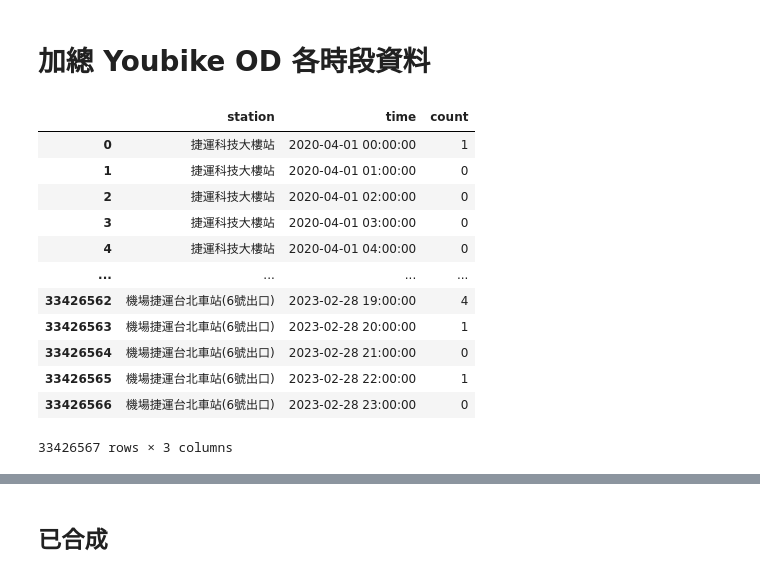
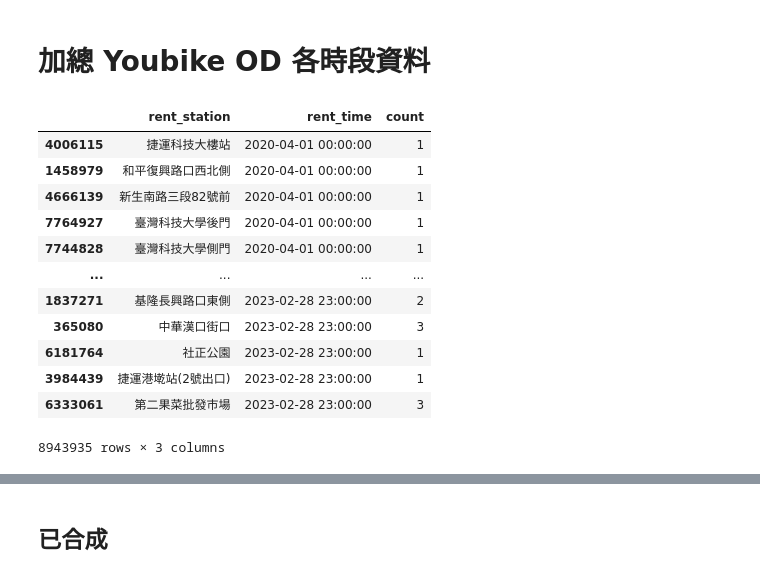
Before and after one commit to teddy21019/YoubikeUsagePrediction, a Jupyter notebook: project/data_getter/GettingData.ipynb, the cells around one changed output, grey strips where cells are left out. Drawn from its saved outputs; the diff is of its cells as text; code cells hidden in the pictures.

```diff
--- a/project/data_getter/GettingData.ipynb
+++ b/project/data_getter/GettingData.ipynb
@@ -421,21 +422,21 @@ ind = pd.MultiIndex.from_product(
         [stations, times],
         names=['station', 'time'])
 # %%
-rent_out: pd.DataFrame = start_agg_hour.set_index(['rent_station', 'rent_time']).reindex(ind, fill_value=0).reset_index()
+rent_out: pd.DataFrame = start_agg_hour.set_index(['rent_station', 'rent_time'])#.reindex(ind, fill_value=0).reset_index()
-# %%
-rent_out
-# %% [output]
-|  | station | time | count |
-| 0 | 捷運科技大樓站 | 2020-04-01 00:00:00 | 1 |
-| 1 | 捷運科技大樓站 | 2020-04-01 01:00:00 | 0 |
-| 2 | 捷運科技大樓站 | 2020-04-01 02:00:00 | 0 |
-| 3 | 捷運科技大樓站 | 2020-04-01 03:00:00 | 0 |
-| 4 | 捷運科技大樓站 | 2020-04-01 04:00:00 | 0 |
-| ... | ... | ... | ... |
-| 33426562 | 機場捷運台北車站(6號出口) | 2023-02-28 19:00:00 | 4 |
-| 33426563 | 機場捷運台北車站(6號出口) | 2023-02-28 20:00:00 | 1 |
-| 33426564 | 機場捷運台北車站(6號出口) | 2023-02-28 21:00:00 | 0 |
-| 33426565 | 機場捷運台北車站(6號出口) | 2023-02-28 22:00:00 | 1 |
-| 33426566 | 機場捷運台北車站(6號出口) | 2023-02-28 23:00:00 | 0 |
-33426567 rows × 3 columns
+# %%
+rent_out.reset_index().sort_values('rent_time')
+# %% [output]
+|  | rent_station | rent_time | count |
+| 4006115 | 捷運科技大樓站 | 2020-04-01 00:00:00 | 1 |
+| 1458979 | 和平復興路口西北側 | 2020-04-01 00:00:00 | 1 |
+| 4666139 | 新生南路三段82號前 | 2020-04-01 00:00:00 | 1 |
+| 7764927 | 臺灣科技大學後門 | 2020-04-01 00:00:00 | 1 |
+| 7744828 | 臺灣科技大學側門 | 2020-04-01 00:00:00 | 1 |
+| ... | ... | ... | ... |
+| 1837271 | 基隆長興路口東側 | 2023-02-28 23:00:00 | 2 |
+| 365080 | 中華漢口街口 | 2023-02-28 23:00:00 | 3 |
+| 6181764 | 社正公園 | 2023-02-28 23:00:00 | 1 |
+| 3984439 | 捷運港墘站(2號出口) | 2023-02-28 23:00:00 | 1 |
+| 6333061 | 第二果菜批發市場 | 2023-02-28 23:00:00 | 3 |
+8943935 rows × 3 columns
 # %%
```
Also changed, not shown: parts of 4 cells of this notebook.
